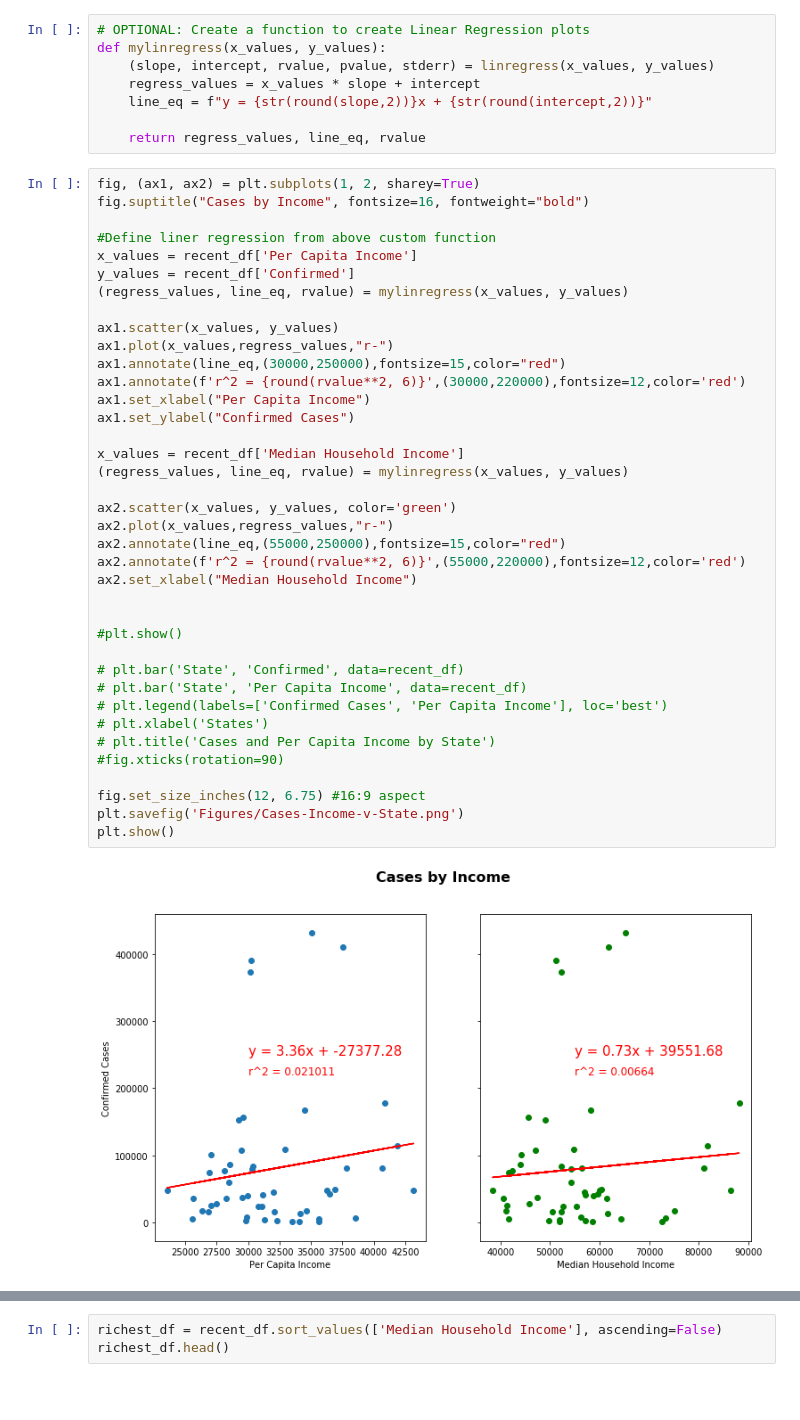
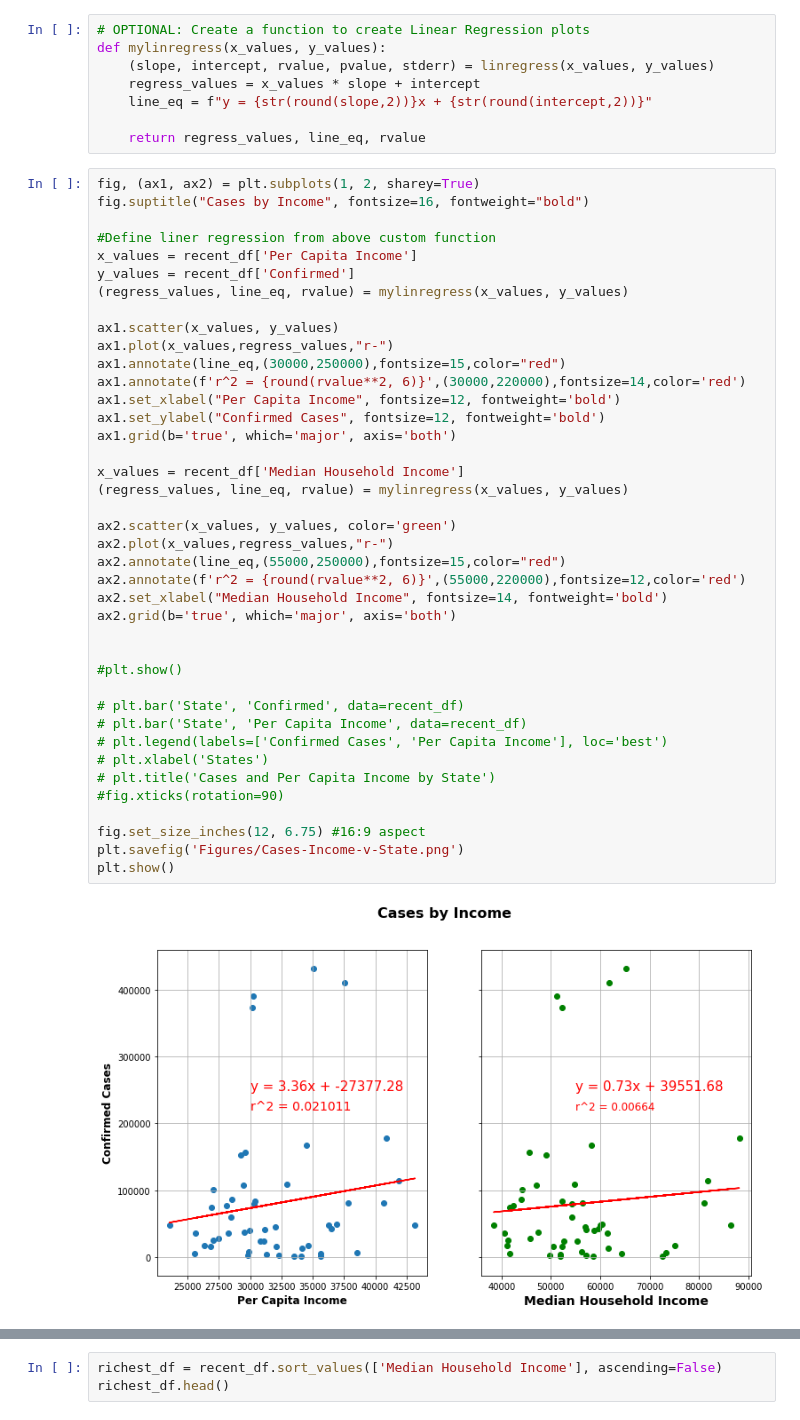
Before and after one commit to phantomsoul1/python-covid-challenge, a Jupyter notebook: JupyterNotebooks/George/CasesVsWealth.ipynb, the cells around one changed output, grey strips where cells are left out. Cells and saved outputs as stored; diff of their text form; blank space fills up the shorter version.

Commit message:
Updated Plots for Presentation

```diff
--- a/JupyterNotebooks/George/CasesVsWealth.ipynb
+++ b/JupyterNotebooks/George/CasesVsWealth.ipynb
@@ -154,38 +154,40 @@ fig.suptitle("Cases by Income", fontsize=16, fontweight="bold")
 x_values = recent_df['Per Capita Income']
 y_values = recent_df['Confirmed']
 (regress_values, line_eq, rvalue) = mylinregress(x_values, y_values)
 
 ax1.scatter(x_values, y_values)
 ax1.plot(x_values,regress_values,"r-")
 ax1.annotate(line_eq,(30000,250000),fontsize=15,color="red")
-ax1.annotate(f'r^2 = {round(rvalue**2, 6)}',(30000,220000),fontsize=12,color='red')
-ax1.set_xlabel("Per Capita Income")
-ax1.set_ylabel("Confirmed Cases")
+ax1.annotate(f'r^2 = {round(rvalue**2, 6)}',(30000,220000),fontsize=14,color='red')
+ax1.set_xlabel("Per Capita Income", fontsize=12, fontweight='bold')
+ax1.set_ylabel("Confirmed Cases", fontsize=12, fontweight='bold')
+ax1.grid(b='true', which='major', axis='both')
 
 x_values = recent_df['Median Household Income']
 (regress_values, line_eq, rvalue) = mylinregress(x_values, y_values)
 
 ax2.scatter(x_values, y_values, color='green')
 ax2.plot(x_values,regress_values,"r-")
 ax2.annotate(line_eq,(55000,250000),fontsize=15,color="red")
 ax2.annotate(f'r^2 = {round(rvalue**2, 6)}',(55000,220000),fontsize=12,color='red')
-ax2.set_xlabel("Median Household Income")
+ax2.set_xlabel("Median Household Income", fontsize=14, fontweight='bold')
+ax2.grid(b='true', which='major', axis='both')
 
 
 #plt.show()
 
 # plt.bar('State', 'Confirmed', data=recent_df)
 # plt.bar('State', 'Per Capita Income', data=recent_df)
 # plt.legend(labels=['Confirmed Cases', 'Per Capita Income'], loc='best')
 # plt.xlabel('States')
 # plt.title('Cases and Per Capita Income by State')
 #fig.xticks(rotation=90)
 
 fig.set_size_inches(12, 6.75) #16:9 aspect
 plt.savefig('Figures/Cases-Income-v-State.png')
 plt.show()
 # %% [output]
-[figure, old version]
+[figure, new version]
 # %%
 #Define x and y axes
 x_values = recent_df['Median Household Income']
```
Also changed, not shown: parts of 5 cells of this notebook, 9 other files.
